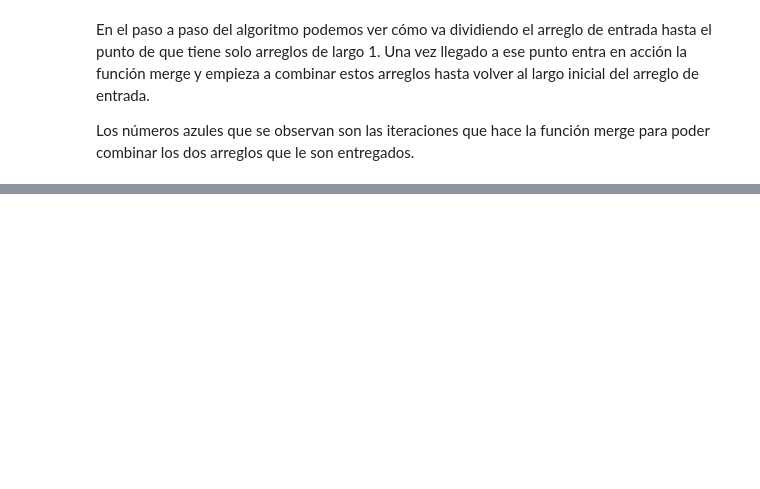
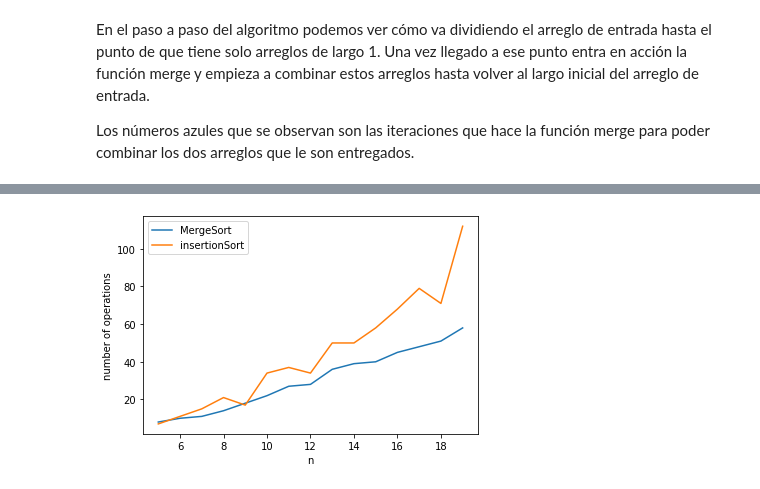
Before and after one commit to CharlyAguirre/ADA-informes, a Jupyter notebook: MergeSort.ipynb, the cells around one changed output, grey strips where cells are left out. Cells and saved outputs as stored; diff of their text form; code cells hidden in the pictures; blank space fills up the shorter version.

```diff
--- a/MergeSort.ipynb
+++ b/MergeSort.ipynb
@@ -213,0 +264,31 @@ Los números azules que se observan son las iteraciones que hace la función mer
+# %%
+import matplotlib.pyplot as plt
+import random
+import math
+
+x=[n for n in range(5,20)]
+y1=[]; # worst case
+y2=[n * math.log2(n) for n in range(5,20)] # best/worst case
+y=[];
+
+
+
+for n in range(5,20):
+  contador = 0
+  arregloRandom= random.sample(range(1, 100), n)
+
+  arreglo,counter = MergeSort(arregloRandom, contador)
+  y.append(counter)
+
+  a, counter = insertionSort(arregloRandom)
+  y1.append(counter)
+
+plt.plot(x,y)
+plt.plot(x,y1)
+plt.legend(["MergeSort", "insertionSort"])
+
+plt.xlabel('n')
+plt.ylabel('number of operations')
+plt.show()
+# %% [output]
+[figure, added]
```
Also changed, not shown: parts of 8 cells of this notebook.
